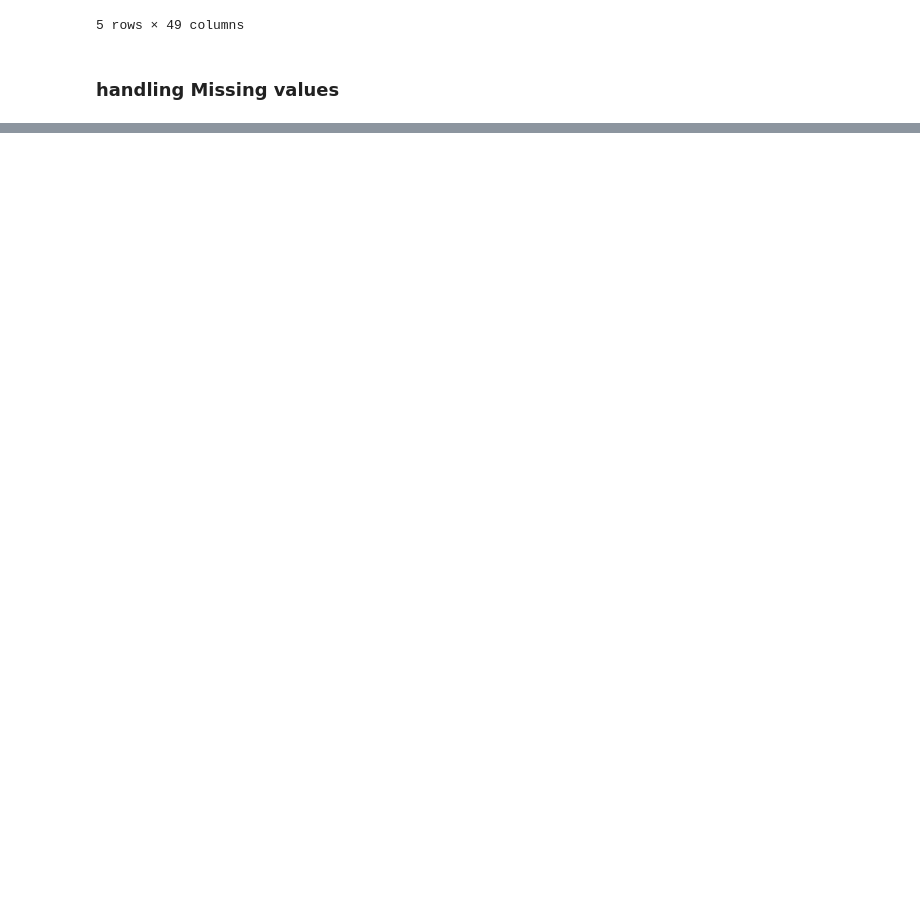
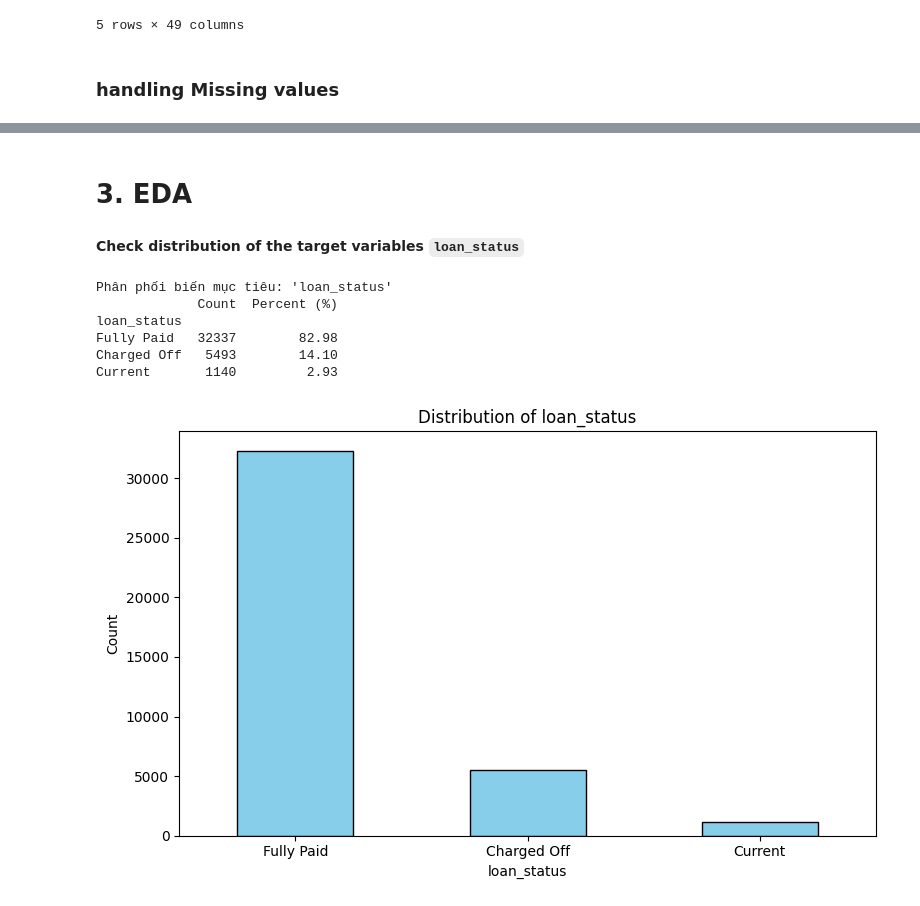
Before and after one commit to ptai21/Loan-Classification, a Jupyter notebook: loan.ipynb, the cells around one changed output, grey strips where cells are left out. Saved outputs shown, nothing was run; the diff lists cells and outputs as text; code cells hidden in the pictures; blank space fills up the shorter version.

Commit message:
update file loan

```diff
--- a/loan.ipynb
+++ b/loan.ipynb
@@ -611,0 +664,3 @@ data.head()
+# %%
+data = data.drop(columns=['mths_since_last_delinq', 'mths_since_last_record'], axis=1)
+data = data.dropna()
@@ -611,0 +695,38 @@ data.head()
+# %% [markdown]
+# 3. EDA
+# %% [markdown]
+**Check distribution of the target variables `loan_status`**
+# %%
+def check_target_distribution(df, target_col='loan_status'):
+    print(f"Phân phối biến mục tiêu: '{target_col}'")
+
+    value_counts = df[target_col].value_counts(dropna=False)
+    percentages = (value_counts / len(df) * 100).round(2)
+
+    # Gộp vào 1 bảng
+    result = pd.DataFrame({
+        'Count': value_counts,
+        'Percent (%)': percentages
+    })
+
+    print(result)
+
+    # Vẽ biểu đồ
+    plt.figure(figsize=(8, 5))
+    value_counts.plot(kind='bar', color='skyblue', edgecolor='black')
+    plt.title(f"Distribution of {target_col}")
+    plt.xlabel(target_col)
+    plt.ylabel("Count")
+    plt.xticks(rotation=0)
+    plt.tight_layout()
+    plt.show()
+
+check_target_distribution(data, target_col='loan_status')
+# %% [output]
+Phân phối biến mục tiêu: 'loan_status'
+             Count  Percent (%)
+loan_status
+Fully Paid   32337        82.98
+Charged Off   5493        14.10
+Current       1140         2.93
+[figure, added]
```
Also changed, not shown: parts of 19 cells of this notebook.
